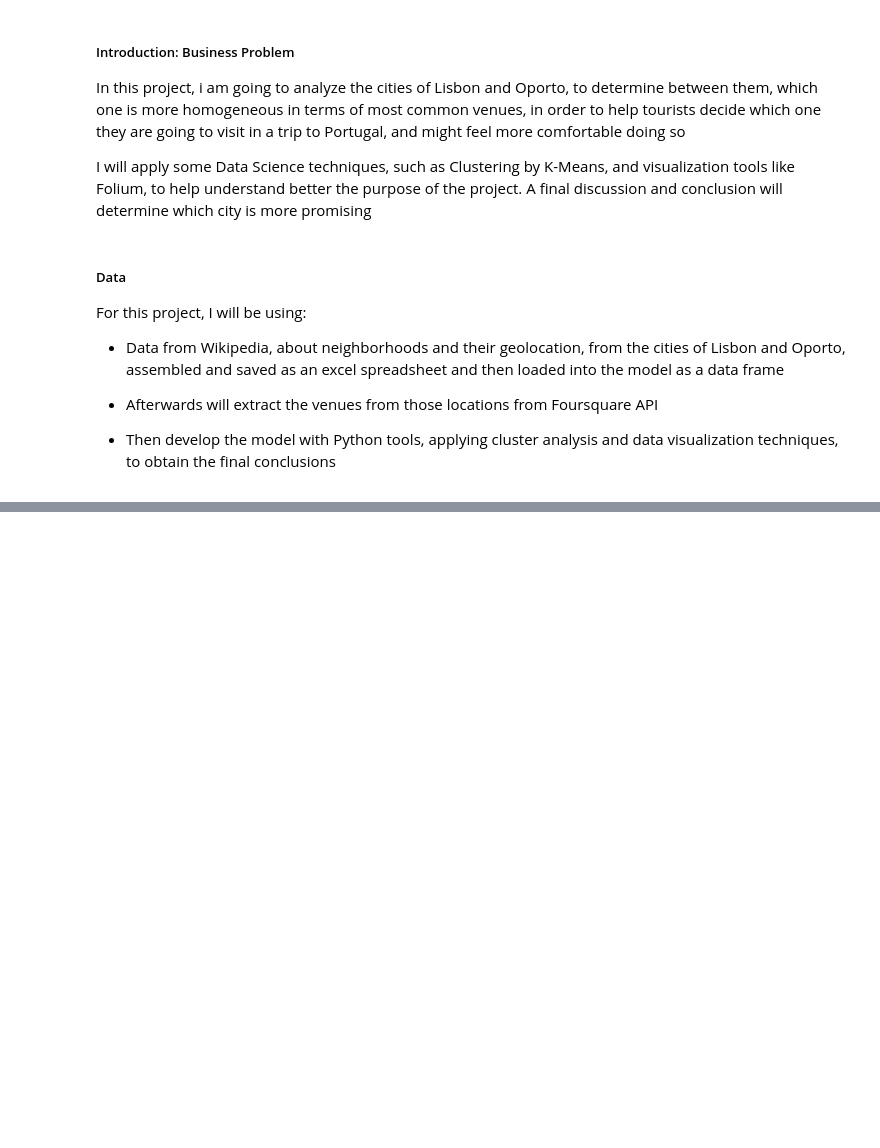
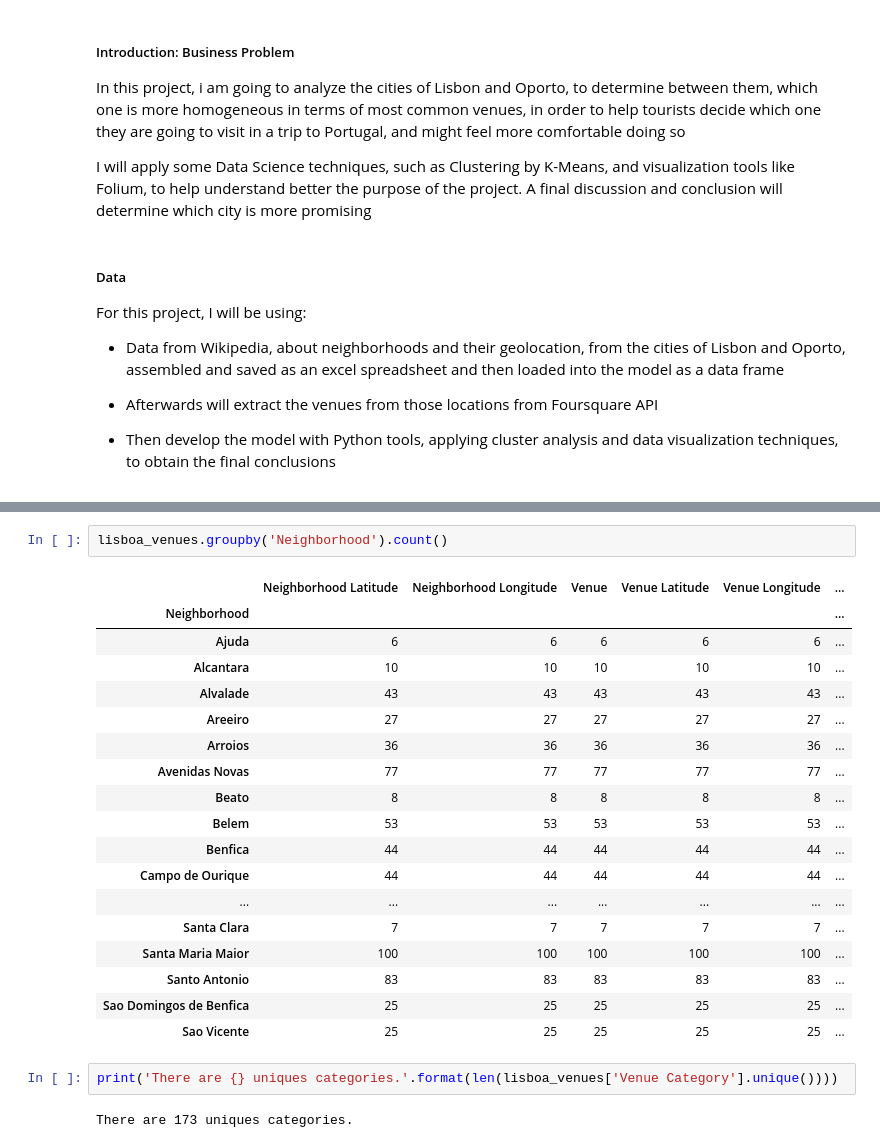
Before and after one commit to jotafiliperocha/joao_rocha, a Jupyter notebook: Capstone - Battle of the neighborhoods.ipynb, the cells around one changed output, grey strips where cells are left out. Cells and saved outputs as stored; diff of their text form; blank space fills up the shorter version.

```diff
--- a/Capstone - Battle of the neighborhoods.ipynb
+++ b/Capstone - Battle of the neighborhoods.ipynb
@@ -27,0 +672,25 @@ For this project, I will be using:
+# %%
+lisboa_venues.groupby('Neighborhood').count()
+# %% [output]
+|  | Neighborhood Latitude | Neighborhood Longitude | Venue | Venue Latitude | Venue Longitude | ... |
+| Neighborhood |  |  |  |  |  | ... |
+| Ajuda | 6 | 6 | 6 | 6 | 6 | ... |
+| Alcantara | 10 | 10 | 10 | 10 | 10 | ... |
+| Alvalade | 43 | 43 | 43 | 43 | 43 | ... |
+| Areeiro | 27 | 27 | 27 | 27 | 27 | ... |
+| Arroios | 36 | 36 | 36 | 36 | 36 | ... |
+| Avenidas Novas | 77 | 77 | 77 | 77 | 77 | ... |
+| Beato | 8 | 8 | 8 | 8 | 8 | ... |
+| Belem | 53 | 53 | 53 | 53 | 53 | ... |
+| Benfica | 44 | 44 | 44 | 44 | 44 | ... |
+| Campo de Ourique | 44 | 44 | 44 | 44 | 44 | ... |
+| ... | ... | ... | ... | ... | ... | ... |
+| Santa Clara | 7 | 7 | 7 | 7 | 7 | ... |
+| Santa Maria Maior | 100 | 100 | 100 | 100 | 100 | ... |
+| Santo Antonio | 83 | 83 | 83 | 83 | 83 | ... |
+| Sao Domingos de Benfica | 25 | 25 | 25 | 25 | 25 | ... |
+| Sao Vicente | 25 | 25 | 25 | 25 | 25 | ... |
+# %%
+print('There are {} uniques categories.'.format(len(lisboa_venues['Venue Category'].unique())))
+# %% [output]
+There are 173 uniques categories.
```
Also changed, not shown: parts of 47 cells of this notebook.
